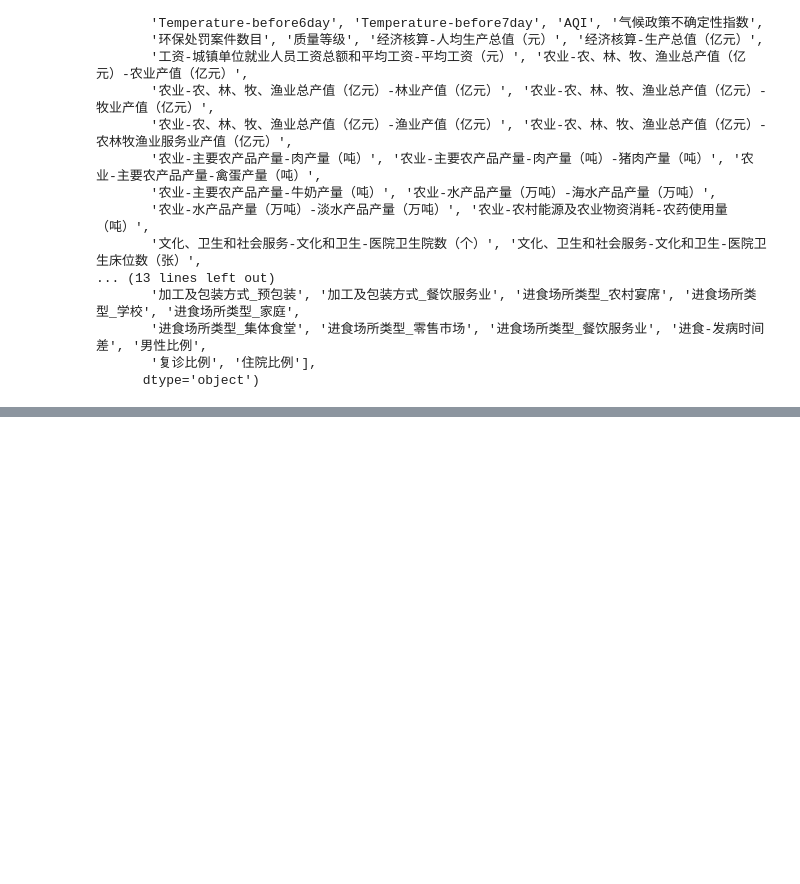
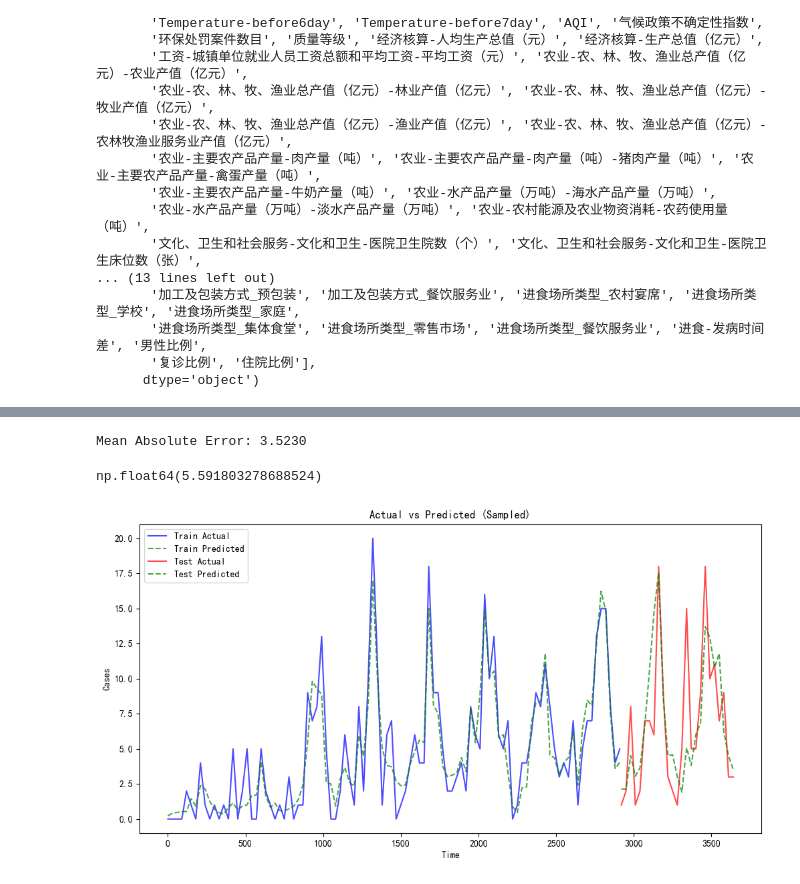
Before and after one commit to QuikZiHao/food_disease_predict, a Jupyter notebook: data preprocess.ipynb, the cells around one changed output, grey strips where cells are left out. Drawn from its saved outputs; the diff is of its cells as text; code cells hidden in the pictures; blank space fills up the shorter version.

```diff
--- a/data preprocess.ipynb
+++ b/data preprocess.ipynb
@@ -835,0 +783,75 @@ Index(['Total_Cases', 'Foodborne_Cases', 'Foodborne_Rate', 'Target', 'Year',
+# %%
+features = [col for col in df_daily.columns if col not in ['Target']]
+# %%
+# 去掉最后一天（因为它的 Target 为空）
+df_train = df_daily.iloc[:-1].copy()
+
+# 划分训练集 & 测试集
+X_train, X_test, y_train, y_test = train_test_split(
+    df_train[features], df_train['Target'], test_size=0.2, shuffle=False
+)
+# %%
+# 定义模型
+model = xgb.XGBRegressor(
+    max_depth=4,
+    n_estimators=200,
+    learning_rate=0.05,
+    gamma=5,
+    reg_lambda=20,
+    reg_alpha=5,
+    subsample=0.6,
+    colsample_bytree=0.5
+)
+
+# 训练模型
+model.fit(X_train, y_train)
+
+# 预测
+y_pred = model.predict(X_test)
+
+# 计算误差
+mae = mean_absolute_error(y_test, y_pred)
+print(f"Mean Absolute Error: {mae:.4f}")
+# %% [output]
+Mean Absolute Error: 3.5230
+# %%
+df['食源性疾病'].mean()
+# %% [output]
+np.float64(5.591803278688524)
+# %%
+import matplotlib.pyplot as plt
+import numpy as np
+
+y_train_pred = model.predict(X_train)
+y_test_pred = model.predict(X_test)
+
+# 真实值
+y_train_actual = np.array(y_train)
+y_test_actual = np.array(y_test)
+
+
+# 真实值 & 预测值
+y_train_actual = np.array(y_train)  # 训练集真实值
+y_train_pred = np.array(y_train_pred)  # 训练集预测值
+y_test_actual = np.array(y_test)  # 测试集真实值
+y_test_pred = np.array(y_test_pred)  # 测试集预测值
+# %%
+sampling_rate = 30
+
+plt.figure(figsize=(12, 6))
+
+
+plt.plot(range(0, len(y_train_actual), sampling_rate), y_train_actual[::sampling_rate], label="Train Actual", color="blue", alpha=0.7, linestyle="-")
+plt.plot(range(0, len(y_train_pred), sampling_rate), y_train_pred[::sampling_rate], label="Train Predicted", color="green", alpha=0.7, linestyle="--")
+
+# 测试集
+test_start_idx = len(y_train_actual)
+plt.plot(range(test_start_idx, test_start_idx + len(y_test_actual), sampling_rate), y_test_actual[::sampling_rate], label="Test Actual", color="red", alpha=0.7, linestyle="-")
+plt.plot(range(test_start_idx, test_start_idx + len(y_test_pred), sampling_rate), y_test_pred[::sampling_rate], label="Test Predicted", color="green", alpha=0.7, linestyle="--")
+plt.legend()
+plt.title("Actual vs Predicted (Sampled)")
+plt.xlabel("Time")
+plt.ylabel("Cases")
+plt.show()
+# %% [output]
+[figure, added]
```
Also changed, not shown: parts of 26 cells of this notebook, 1 other file.
